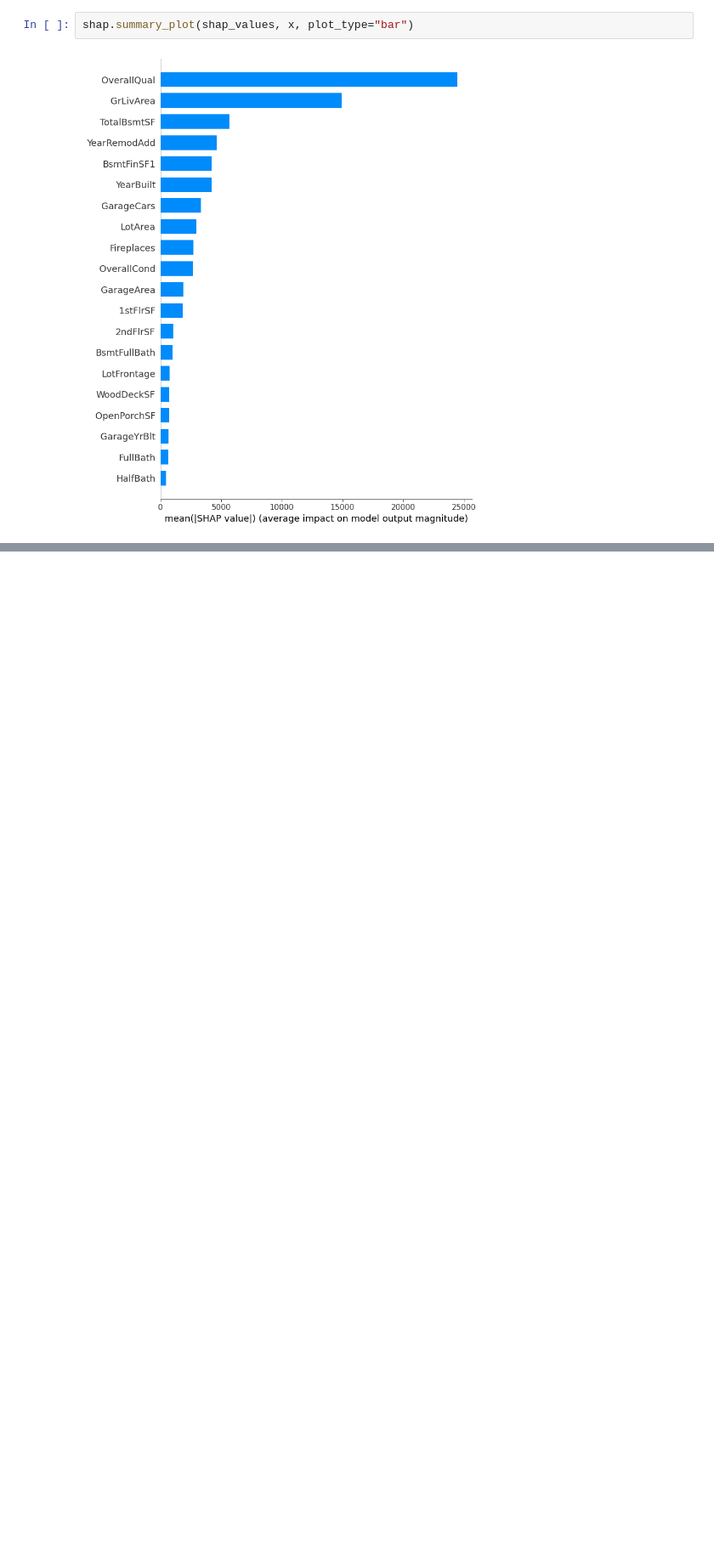
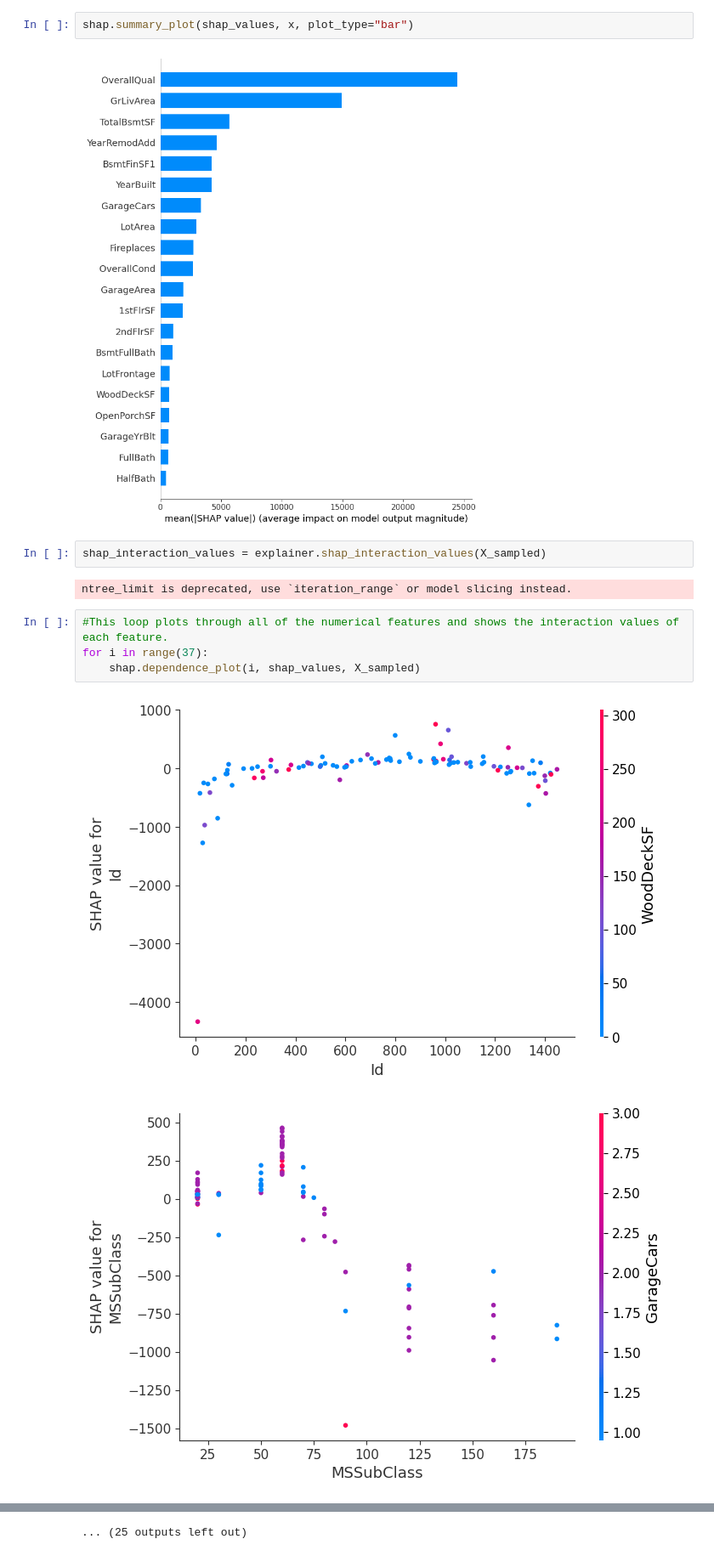
Before and after one commit to AmiteshArya/milestone-1, a Jupyter notebook: milestone2.ipynb, the cells around one changed output, grey strips where cells are left out. Shown at 85% size. Saved outputs shown, nothing was run; the diff lists cells and outputs as text; blank space fills up the shorter version.

```diff
--- a/milestone2.ipynb
+++ b/milestone2.ipynb
@@ -121,3 +82,14 @@ AssertionError: Feature and SHAP matrices must have the same number of rows!
 shap.summary_plot(shap_values, x, plot_type="bar")
 # %% [output]
 [figure]
+# %%
+shap_interaction_values = explainer.shap_interaction_values(X_sampled)
+# %% [output]
+ntree_limit is deprecated, use `iteration_range` or model slicing instead.
+# %%
+#This loop plots through all of the numerical features and shows the interaction values of each feature.
+for i in range(37):
+    shap.dependence_plot(i, shap_values, X_sampled)
+# %% [output]
+[figure, added]
+[figure, added]
@@ -123,0 +106 @@ shap.summary_plot(shap_values, x, plot_type="bar")
+... (25 outputs left out)
```
Also changed, not shown: parts of 18 cells of this notebook.
